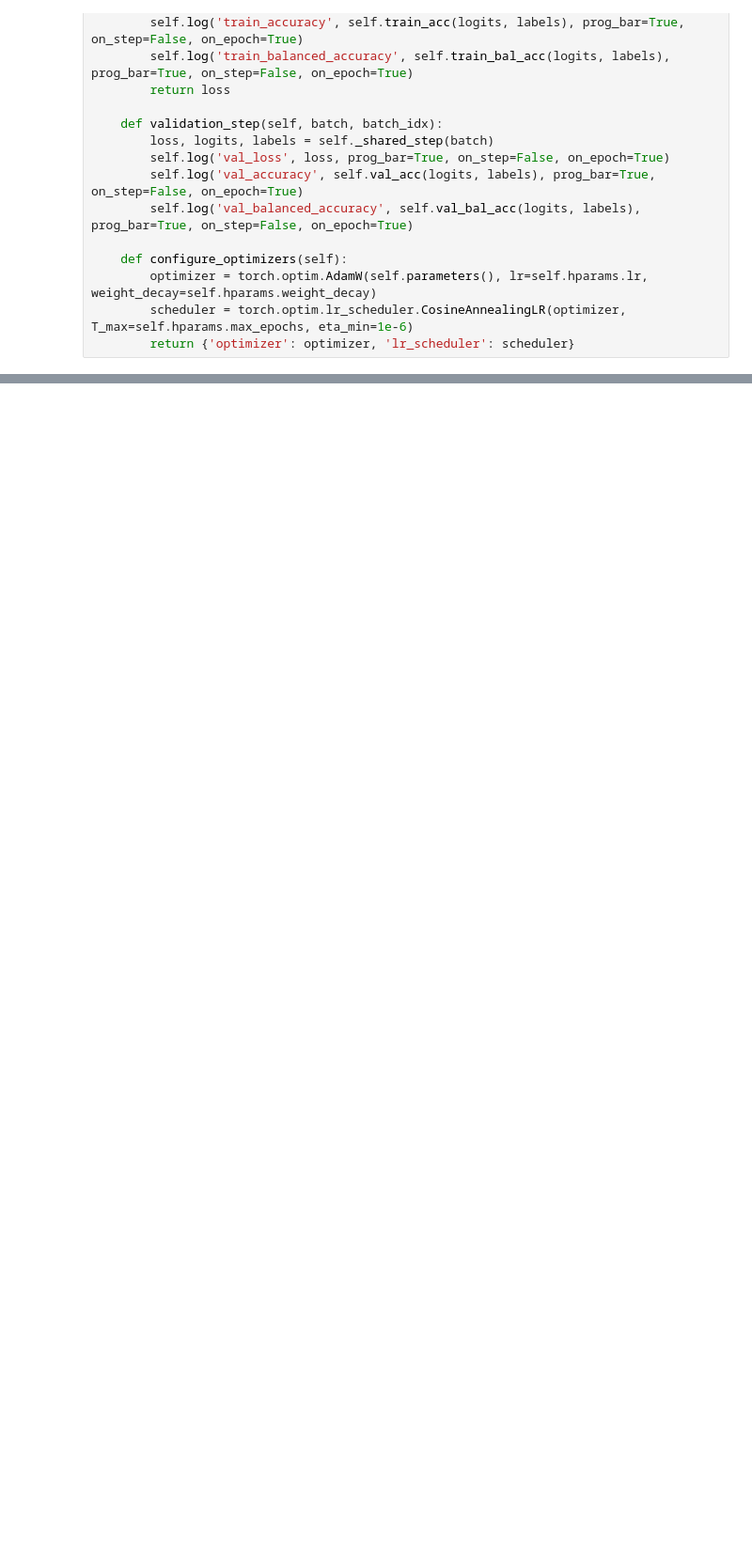
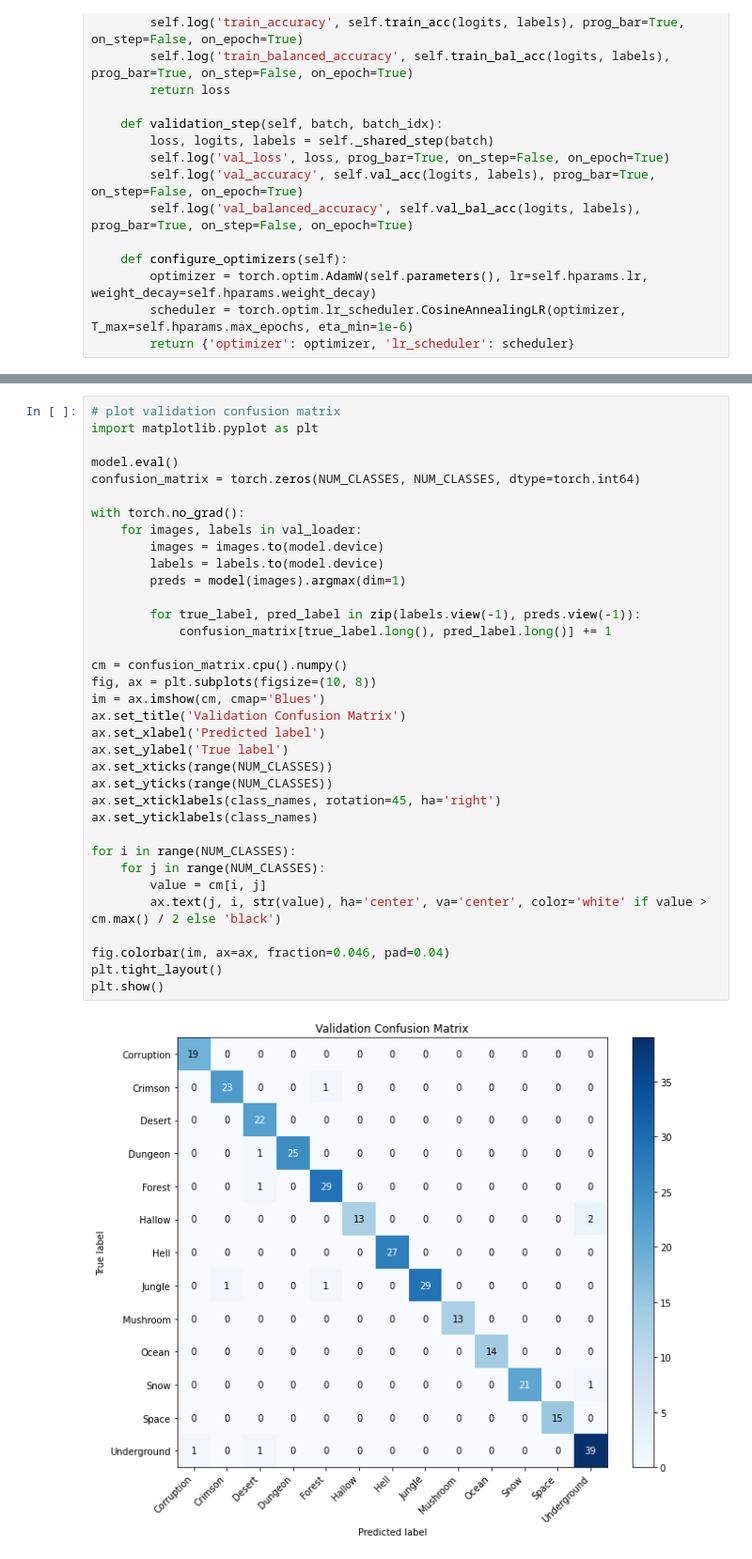
Before and after one commit to davidk003/Terraria-Biome-Detection, a Jupyter notebook: src/efficientnetv2/e-netv2-terraria-pretrained.ipynb, the cells around one changed output, grey strips where cells are left out. Shown at 94% size. Drawn from its saved outputs; the diff is of its cells as text; blank space fills up the shorter version.

Commit message:
added confusion matrix

```diff
--- a/src/efficientnetv2/e-netv2-terraria-pretrained.ipynb
+++ b/src/efficientnetv2/e-netv2-terraria-pretrained.ipynb
@@ -307,4 +304,41 @@ Saved best model to ./checkpoints/best_efficientnet_v2_m_terraria.pth (from /hom
 /home/davidkimgba/.local/lib/python3.10/site-packages/lightning/pytorch/core/saving.py:197: Found keys that are not in the model state dict but in the checkpoint: ['criterion.weight']
+# %%
+# plot validation confusion matrix
+import matplotlib.pyplot as plt
+
+model.eval()
+confusion_matrix = torch.zeros(NUM_CLASSES, NUM_CLASSES, dtype=torch.int64)
+
+with torch.no_grad():
+    for images, labels in val_loader:
+        images = images.to(model.device)
+        labels = labels.to(model.device)
+        preds = model(images).argmax(dim=1)
+
+        for true_label, pred_label in zip(labels.view(-1), preds.view(-1)):
+            confusion_matrix[true_label.long(), pred_label.long()] += 1
+
+cm = confusion_matrix.cpu().numpy()
+fig, ax = plt.subplots(figsize=(10, 8))
+im = ax.imshow(cm, cmap='Blues')
+ax.set_title('Validation Confusion Matrix')
+ax.set_xlabel('Predicted label')
+ax.set_ylabel('True label')
+ax.set_xticks(range(NUM_CLASSES))
+ax.set_yticks(range(NUM_CLASSES))
+ax.set_xticklabels(class_names, rotation=45, ha='right')
+ax.set_yticklabels(class_names)
+
+for i in range(NUM_CLASSES):
+    for j in range(NUM_CLASSES):
+        value = cm[i, j]
+        ax.text(j, i, str(value), ha='center', va='center', color='white' if value > cm.max() / 2 else 'black')
+
+fig.colorbar(im, ax=ax, fraction=0.046, pad=0.04)
+plt.tight_layout()
+plt.show()
+# %% [output]
+[figure, added]
 # %%
 # # Optional: export final and best .pth weights to ONNX
 # import copy
```
Also changed, not shown: parts of 3 cells of this notebook.
